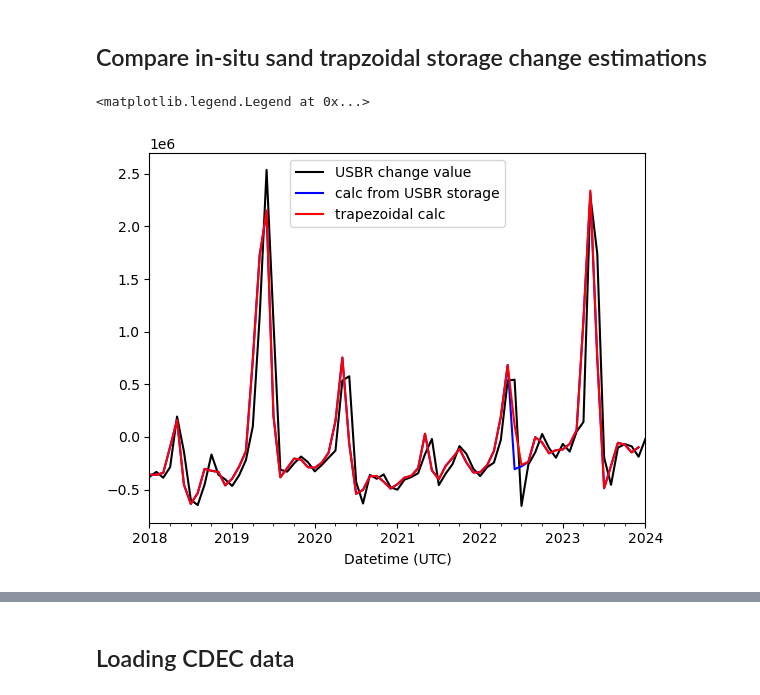
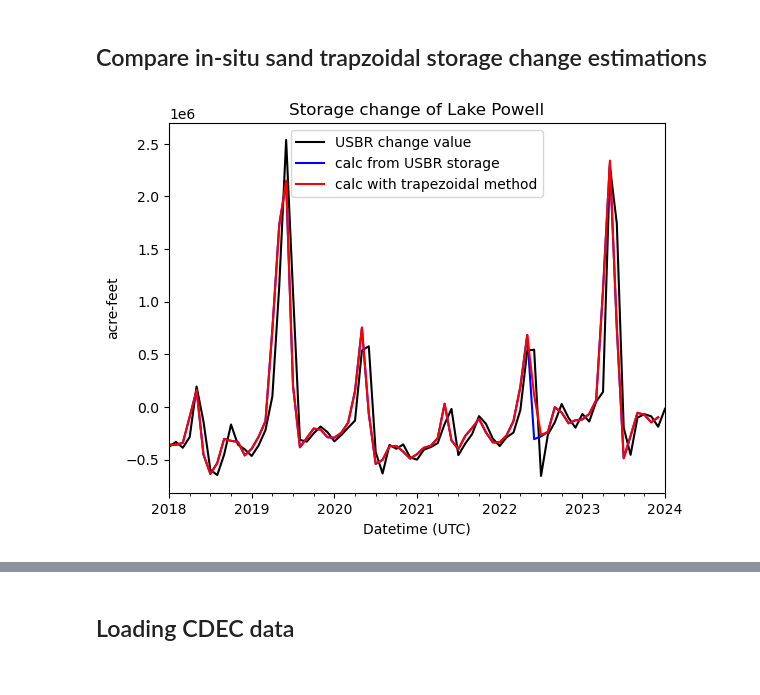
Before and after one commit to ascheliga/CYGNSS-GRACE, a Jupyter notebook: notebooks/exploratory_visualize_insitu.ipynb, the cells around one changed output, grey strips where cells are left out. Cells and saved outputs as stored; diff of their text form; code cells hidden in the pictures.

Commit message:
errors from trap volume method

```diff
--- a/notebooks/exploratory_visualize_insitu.ipynb
+++ b/notebooks/exploratory_visualize_insitu.ipynb
@@ -47,8 +47,9 @@ calc_trap_insitu_stor = pd.Series(index=insitu_area.index[:-1],data=calc_trap_in
 # %%
 insitu_stor_diff.plot(label='USBR change value',color='k')
 calc_diff_insitu_stor.plot(label='calc from USBR storage',color='blue')
-calc_trap_insitu_stor.plot(label='trapezoidal calc',color='red')
+calc_trap_insitu_stor.plot(label='calc with trapezoidal method',color='red')
 plt.legend()
+plt.ylabel('acre-feet')
+plt.title('Storage change of Lake Powell');
 # %% [output]
-<matplotlib.legend.Legend at 0x...>
-[figure, old version]
+[figure, new version]
```
Also changed, not shown: parts of 4 cells of this notebook.
